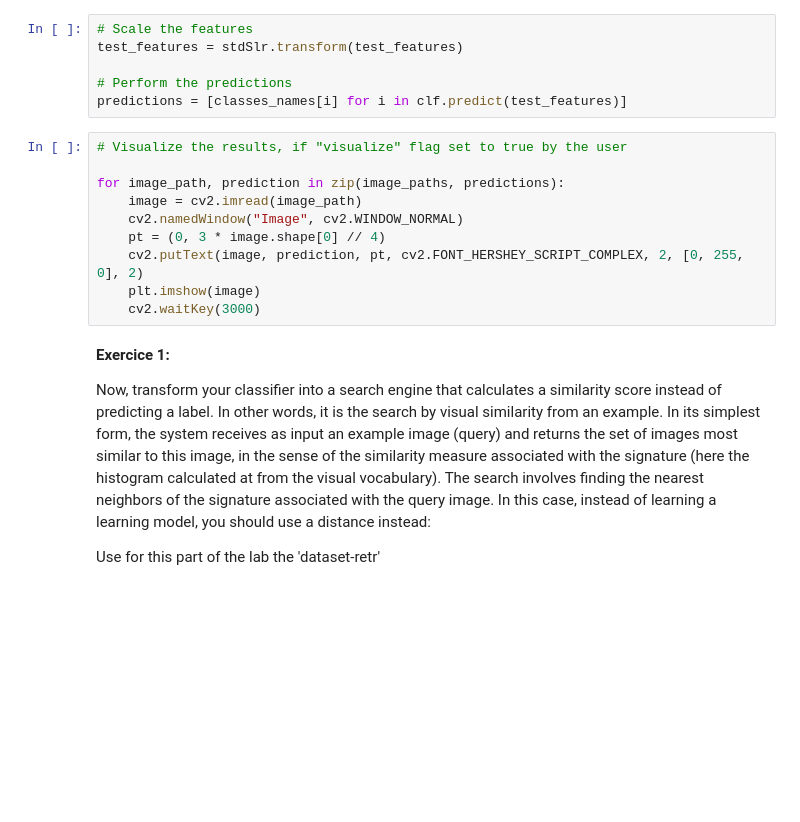
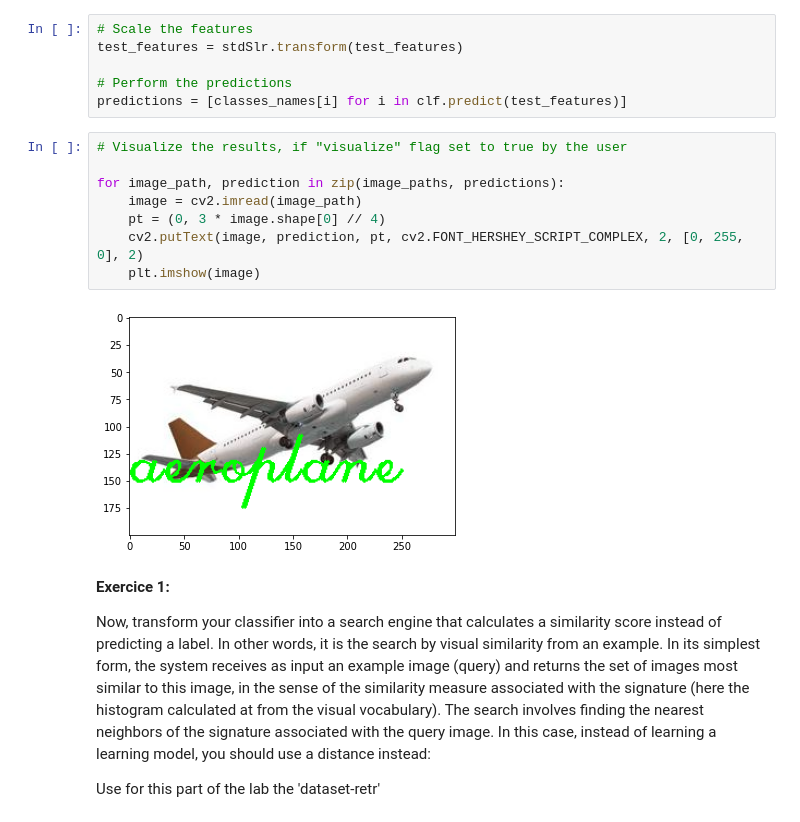
Before and after one commit to Mkenza/Computer_V_SDI, a Jupyter notebook: TP1_MAKHLOUF_ClassifBasedFeaturesPoints.ipynb, the cells around one changed output. Cells and saved outputs as stored; diff of their text form; blank space fills up the shorter version.

```diff
--- a/TP1_MAKHLOUF_ClassifBasedFeaturesPoints.ipynb
+++ b/TP1_MAKHLOUF_ClassifBasedFeaturesPoints.ipynb
@@ -343,13 +355,13 @@ predictions = [classes_names[i] for i in clf.predict(test_features)]
 # %%
 # Visualize the results, if "visualize" flag set to true by the user
 
 for image_path, prediction in zip(image_paths, predictions):
     image = cv2.imread(image_path)
-    cv2.namedWindow("Image", cv2.WINDOW_NORMAL)
     pt = (0, 3 * image.shape[0] // 4)
     cv2.putText(image, prediction, pt, cv2.FONT_HERSHEY_SCRIPT_COMPLEX, 2, [0, 255, 0], 2)
     plt.imshow(image)
-    cv2.waitKey(3000)
+# %% [output]
+[figure, added]
 # %% [markdown]
 **Exercice 1:**
 
```
Also changed, not shown: parts of 10 cells of this notebook.
